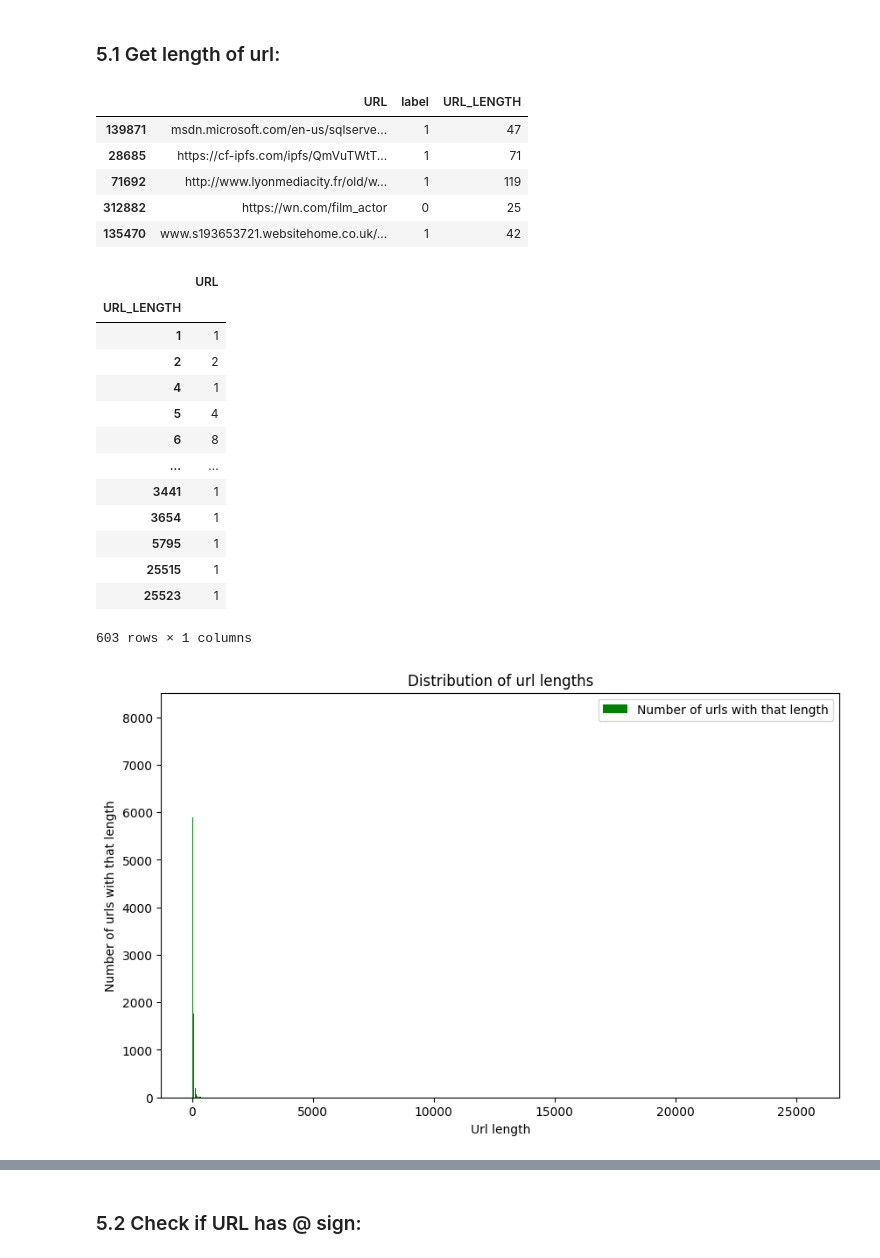
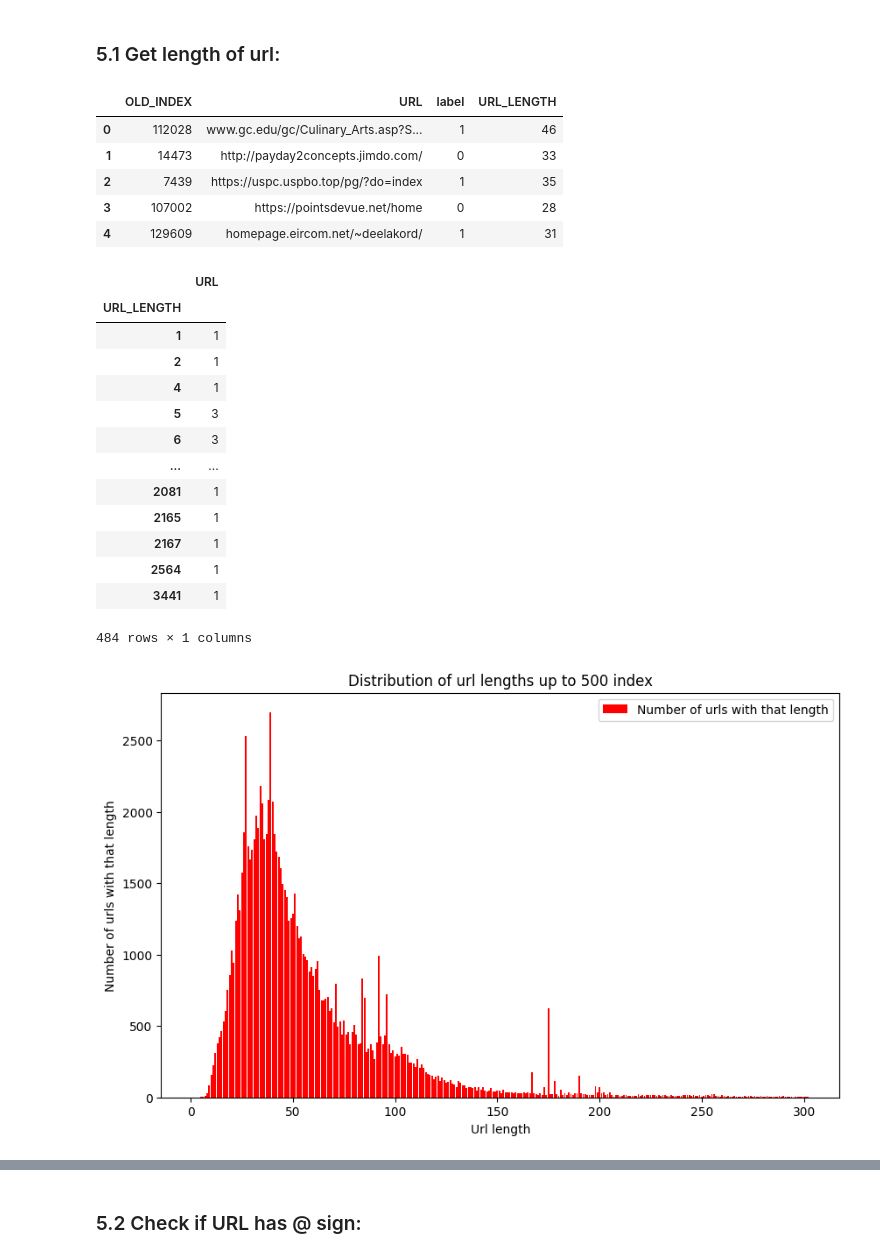
Before and after one commit to hubertmaka/URL-Phishing-Detection, a Jupyter notebook: data_visualization_and_traing_models.ipynb, the cells around one changed output, grey strips where cells are left out. Cells and saved outputs as stored; diff of their text form; code cells hidden in the pictures.

```diff
--- a/data_visualization_and_traing_models.ipynb
+++ b/data_visualization_and_traing_models.ipynb
@@ -249,0 +271,3 @@ plt.show()
+# %%
+df_urls = pd.read_csv(os.path.join('sampled_data', 'sampled_data50to50.csv'), encoding='utf-8')
+df_urls
@@ -249,0 +288,3 @@ plt.show()
+# %%
+df_urls.rename(columns={'Unnamed: 0': 'OLD_INDEX'}, inplace=True)
+df_urls
@@ -256,12 +311,12 @@ df_urls['URL_LENGTH'] = df_urls['URL'].apply(lambda url: FeatureExtraction(url).
 # %%
 df_urls.head()
 # %% [output]
-|  | URL | label | URL_LENGTH |
-| 139871 | msdn.microsoft.com/en-us/sqlserve... | 1 | 47 |
-| 28685 | https://cf-ipfs.com/ipfs/QmVuTWtT... | 1 | 71 |
-| 71692 | http://www.lyonmediacity.fr/old/w... | 1 | 119 |
-| 312882 | https://wn.com/film_actor | 0 | 25 |
-| 135470 | www.s193653721.websitehome.co.uk/... | 1 | 42 |
+|  | OLD_INDEX | URL | label | URL_LENGTH |
+| 0 | 112028 | www.gc.edu/gc/Culinary_Arts.asp?S... | 1 | 46 |
+| 1 | 14473 | http://payday2concepts.jimdo.com/ | 0 | 33 |
+| 2 | 7439 | https://uspc.uspbo.top/pg/?do=index | 1 | 35 |
+| 3 | 107002 | https://pointsdevue.net/home | 0 | 28 |
+| 4 | 129609 | homepage.eircom.net/~deelakord/ | 1 | 31 |
 # %%
 grouped_by_length = df_urls[['URL_LENGTH', 'URL']].groupby(['URL_LENGTH']).count()
 grouped_by_length
@@ -269,27 +324,27 @@ grouped_by_length
 |  | URL |
 | URL_LENGTH |  |
 | 1 | 1 |
-| 2 | 2 |
+| 2 | 1 |
 | 4 | 1 |
-| 5 | 4 |
-| 6 | 8 |
+| 5 | 3 |
+| 6 | 3 |
 | ... | ... |
+| 2081 | 1 |
+| 2165 | 1 |
+| 2167 | 1 |
+| 2564 | 1 |
 | 3441 | 1 |
-| 3654 | 1 |
-| 5795 | 1 |
-| 25515 | 1 |
-| 25523 | 1 |
-603 rows × 1 columns
+484 rows × 1 columns
 # %%
 plt.figure(figsize=(10, 6))
-plt.bar(grouped_by_length.index, grouped_by_length['URL'], color='green')
-plt.title("Distribution of url lengths")
+plt.bar(grouped_by_length.index[:300], grouped_by_length['URL'][:300], color='red')
+plt.title("Distribution of url lengths up to 500 index")
 plt.xlabel("Url length")
 plt.ylabel("Number of urls with that length")
 plt.legend(['Number of urls with that length'], loc='upper right')
 plt.show()
 # %% [output]
-[figure, old version]
+[figure, new version]
 # %%
 plt.figure(figsize=(10, 6))
 plt.scatter(df_urls['label'], df_urls['URL_LENGTH'], marker='.')
```
Also changed, not shown: parts of 103 cells of this notebook, 5 other files.
